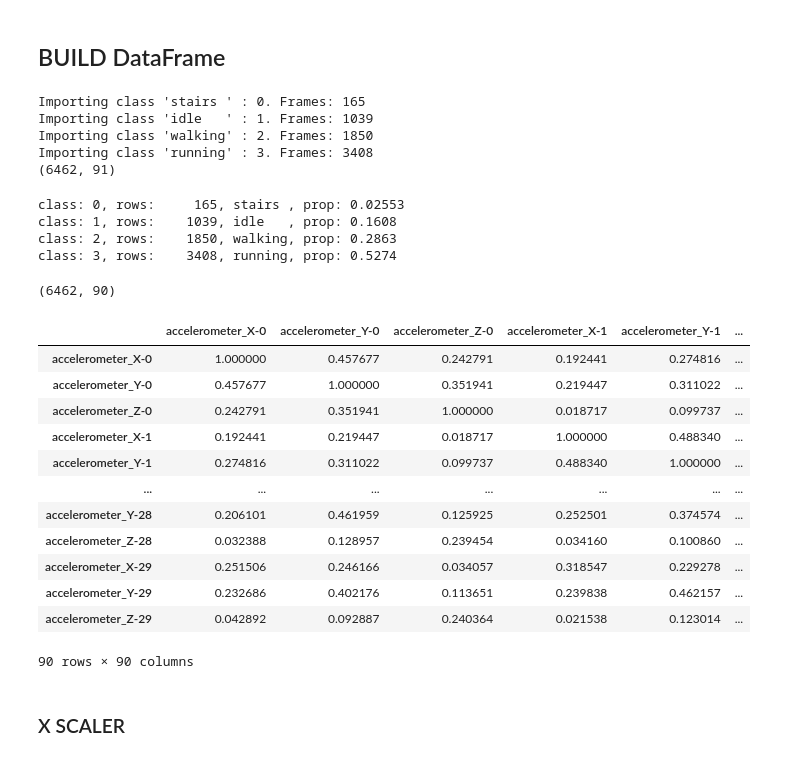
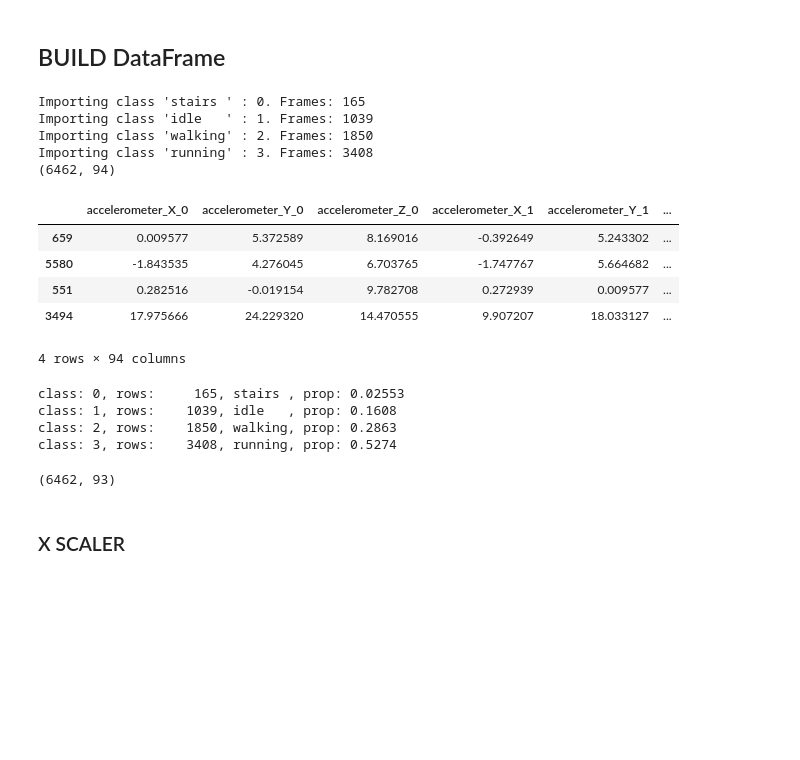
Before and after one commit to lexxai/goit_python_ds_hw_05, a Jupyter notebook: goit_ds_hw_05.ipynb, the cells around one changed output. Cells and saved outputs as stored; diff of their text form; code cells hidden in the pictures; blank space fills up the shorter version.

```diff
--- a/goit_ds_hw_05.ipynb
+++ b/goit_ds_hw_05.ipynb
@@ -44,10 +51,23 @@ if df.empty:
 ['stairs', 'idle', 'walking', 'running']
 # %% [markdown]
 ## BUILD DataFrame
+# %%
+def flatten_frame(frame):
+        columns=[f"{col}_{i}" for i in range(frame.shape[0]) for col in frame.columns]
+        return pd.DataFrame(frame.values.reshape(1, -1), columns=columns)
+# %%
+def add_stat_feature_frame(frame, rows):
+  features = []
+  features.append(pd.DataFrame([frame.iloc[:,0].mean()]*rows,columns=['X_mean']))
+  features.append(pd.DataFrame([frame.iloc[:,1].mean()]*rows,columns=['Y_mean']))
+  features.append(pd.DataFrame([frame.iloc[:,1].mean()]*rows,columns=['Z_mean']))
+  result = pd.concat(features, axis=1)
+  return result
 # %%
 df = pd.DataFrame()
 if df.empty:
-  FLATERN = True
+  FLATTEN = True
+  STAT_FEATURE = True
   dfws = []
   limit_frames = None
   for class_id, work_class_path in enumerate(class_path):
@@ -56,10 +76,12 @@ if df.empty:
     for i, filename in enumerate(list_files):
       # READ FRAME CSV FILE
       df_w: pd.DataFrame = pd.read_csv(filename)
-      if FLATERN:
-        columns=[f"{col}_{i}" for i in range(df_w.shape[0]) for col in df_w.columns]
-        df_w = pd.DataFrame(df_w.values.reshape(1, -1), columns=columns)
-      # print(df_w.shape)
+      addon_features = [df_w]
+      if FLATTEN:
+        addon_features = [flatten_frame(df_w)]
+      if STAT_FEATURE:
+        addon_features.append(add_stat_feature_frame(df_w,addon_features[-1].shape[0]))
+      df_w = pd.concat(addon_features, axis=1)
       df_w['class'] = class_id
       dfws.append(df_w)
       if limit_frames and (i > limit_frames):
@@ -72,7 +94,16 @@ Importing class 'stairs ' : 0. Frames: 165
 Importing class 'idle   ' : 1. Frames: 1039
 Importing class 'walking' : 2. Frames: 1850
 Importing class 'running' : 3. Frames: 3408
-(6462, 91)
+(6462, 94)
+# %%
+df.sample(4)
+# %% [output]
+|  | accelerometer_X_0 | accelerometer_Y_0 | accelerometer_Z_0 | accelerometer_X_1 | accelerometer_Y_1 | ... |
+| 659 | 0.009577 | 5.372589 | 8.169016 | -0.392649 | 5.243302 | ... |
+| 5580 | -1.843535 | 4.276045 | 6.703765 | -1.747767 | 5.664682 | ... |
+| 551 | 0.282516 | -0.019154 | 9.782708 | 0.272939 | 0.009577 | ... |
+| 3494 | 17.975666 | 24.229320 | 14.470555 | 9.907207 | 18.033127 | ... |
+4 rows × 94 columns
 # %%
 if not df.empty and not SAVED_DATAFRAME.is_file():
   df.to_feather("data.feather")
@@ -94,20 +125,4 @@ y = df.iloc[:,-1]
 # %%
 X.shape
 # %% [output]
-(6462, 90)
+(6462, 93)
-# %%
-X.corr()
-# %% [output]
-|  | accelerometer_X-0 | accelerometer_Y-0 | accelerometer_Z-0 | accelerometer_X-1 | accelerometer_Y-1 | ... |
-| accelerometer_X-0 | 1.000000 | 0.457677 | 0.242791 | 0.192441 | 0.274816 | ... |
-| accelerometer_Y-0 | 0.457677 | 1.000000 | 0.351941 | 0.219447 | 0.311022 | ... |
-| accelerometer_Z-0 | 0.242791 | 0.351941 | 1.000000 | 0.018717 | 0.099737 | ... |
-| accelerometer_X-1 | 0.192441 | 0.219447 | 0.018717 | 1.000000 | 0.488340 | ... |
-| accelerometer_Y-1 | 0.274816 | 0.311022 | 0.099737 | 0.488340 | 1.000000 | ... |
-| ... | ... | ... | ... | ... | ... | ... |
-| accelerometer_Y-28 | 0.206101 | 0.461959 | 0.125925 | 0.252501 | 0.374574 | ... |
-| accelerometer_Z-28 | 0.032388 | 0.128957 | 0.239454 | 0.034160 | 0.100860 | ... |
-| accelerometer_X-29 | 0.251506 | 0.246166 | 0.034057 | 0.318547 | 0.229278 | ... |
-| accelerometer_Y-29 | 0.232686 | 0.402176 | 0.113651 | 0.239838 | 0.462157 | ... |
-| accelerometer_Z-29 | 0.042892 | 0.092887 | 0.240364 | 0.021538 | 0.123014 | ... |
-90 rows × 90 columns
```
Also changed, not shown: parts of 6 cells of this notebook.
